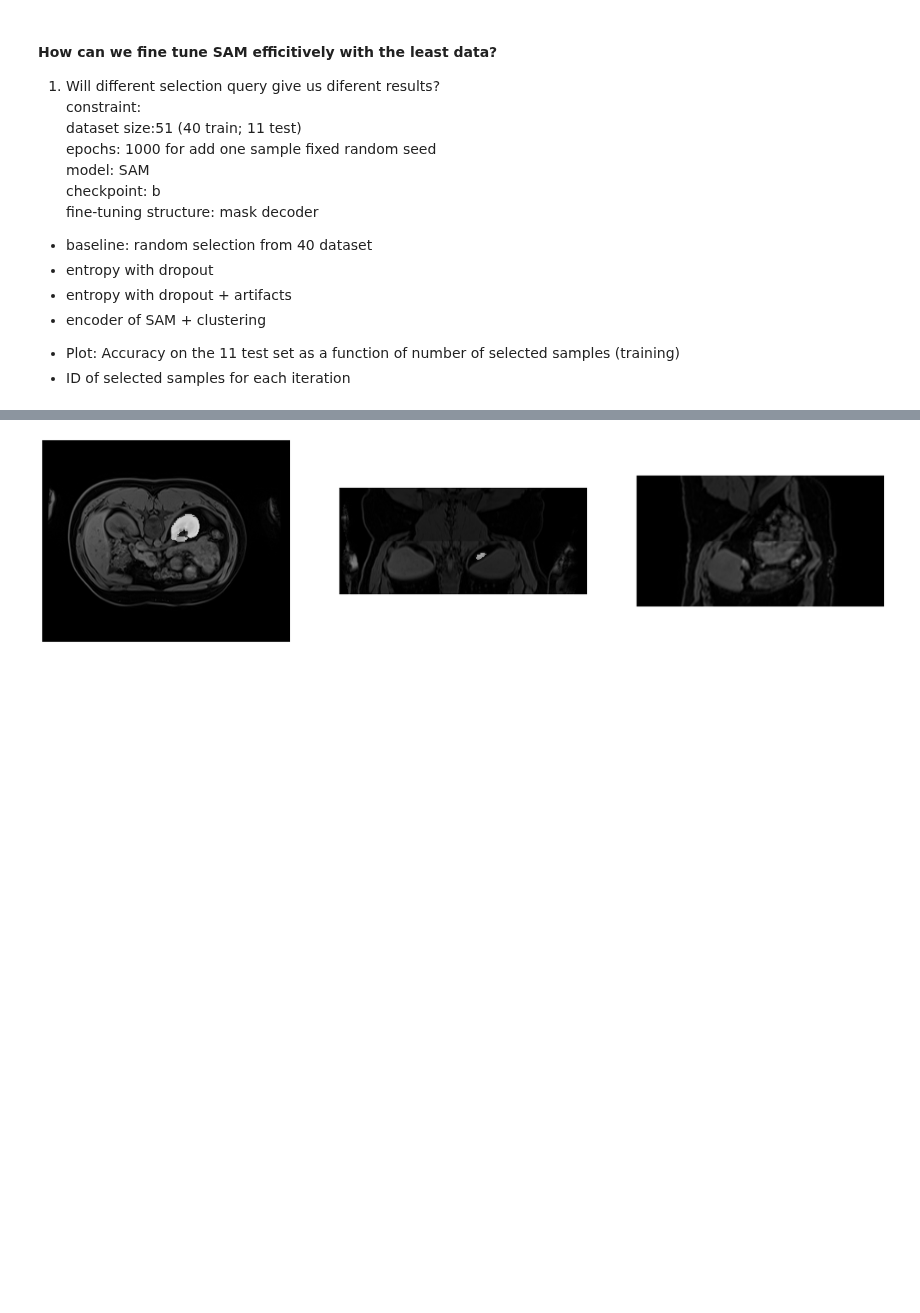
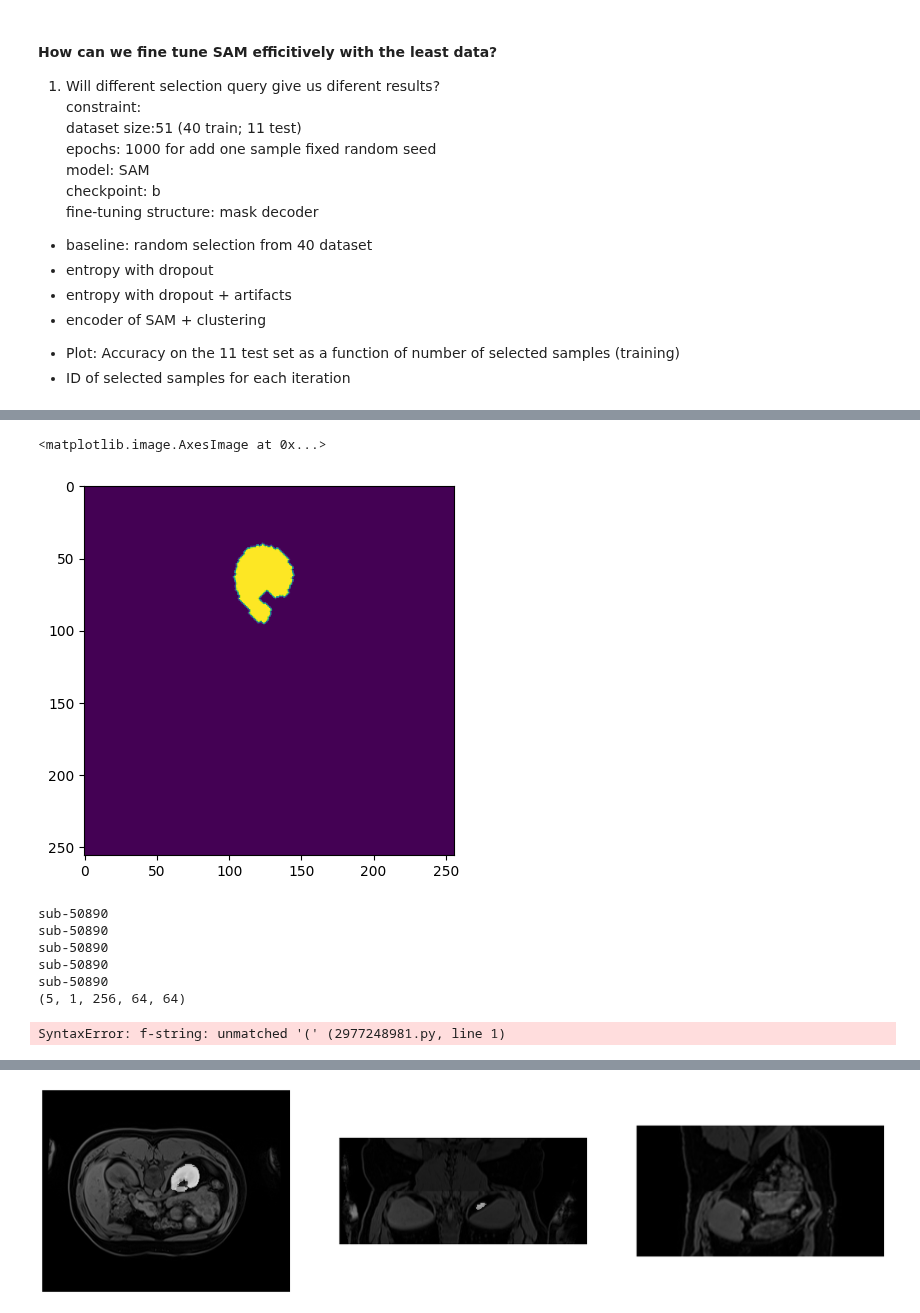
Before and after one commit to yexincheng/ALMRI, a Jupyter notebook: research_questions.ipynb, the cells around one changed output, grey strips where cells are left out. Saved outputs shown, nothing was run; the diff lists cells and outputs as text; code cells hidden in the pictures; blank space fills up the shorter version.

Commit message:
tta emdeddings

```diff
--- a/research_questions.ipynb
+++ b/research_questions.ipynb
@@ -104,0 +218,5 @@ os.makedirs(save_path_ckp_epoch, exist_ok=True)
+# %%
+plt.imshow(slice_45)
+# %% [output]
+<matplotlib.image.AxesImage at 0x...>
+[figure, added]
@@ -104,0 +241,39 @@ os.makedirs(save_path_ckp_epoch, exist_ok=True)
+# %%
+save_path_tr = os.path.join(prefix, task, 'train_tta')
+os.makedirs(save_path_tr, exist_ok=True)
+sam_lk = sam_model_registry['vit_b'](checkpoint='checkpoints/SAM_MRI_LeftKidney_random/epochs150/SAM_vit_b_40_latest.pth').to(device)
+# predictor = SamPredictor(sam_lk)
+# transformed_preds = []
+transformed_emdeddings = []
+for img in transformed_img:
+    # preds = []
+    for i in range(img.shape[0]):
+        img_embeddings = []
+        sam_transform = ResizeLongestSide(sam_lk.image_encoder.img_size)
+        # print(img[i].shape)
+        # break
+        resize_img = sam_transform.apply_image(img[i])
+        resize_img_tensor = torch.as_tensor(resize_img.transpose(2, 0, 1)).to(device)
+        # model input: (1, 3, 1024, 1024)
+        input_image = sam_lk.preprocess(resize_img_tensor[None,:,:,:]) # (1, 3, 1024, 1024)
+        assert input_image.shape == (1, 3, sam_lk.image_encoder.img_size, sam_lk.image_encoder.img_size), 'input image should be resized to 1024*1024'
+        with torch.no_grad():
+            embedding = sam_lk.image_encoder(input_image)
+            img_embeddings.append(embedding.cpu().numpy()[0])
+    img_embeddings = np.stack(img_embeddings, axis=0)
+    transformed_emdeddings.append(img_embeddings)
+transformed_emdeddings = np.stack(transformed_emdeddings, axis=0)
+print(transformed_emdeddings.shape)
+id = os.path.basename(t).split('.')[0]
+np.savez_compressed(os.path.join(save_path_tr, f'{id}_tta.npz'), transformed_emdeddings=transformed_emdeddings)
+# %% [output]
+sub-50890
+sub-50890
+sub-50890
+sub-50890
+sub-50890
+(5, 1, 256, 64, 64)
+# %%
+print(save_path_tr, f'{id}.npz')
+# %% [output]
+SyntaxError: f-string: unmatched '(' (2977248981.py, line 1)
```
Also changed, not shown: parts of 10 cells of this notebook.
